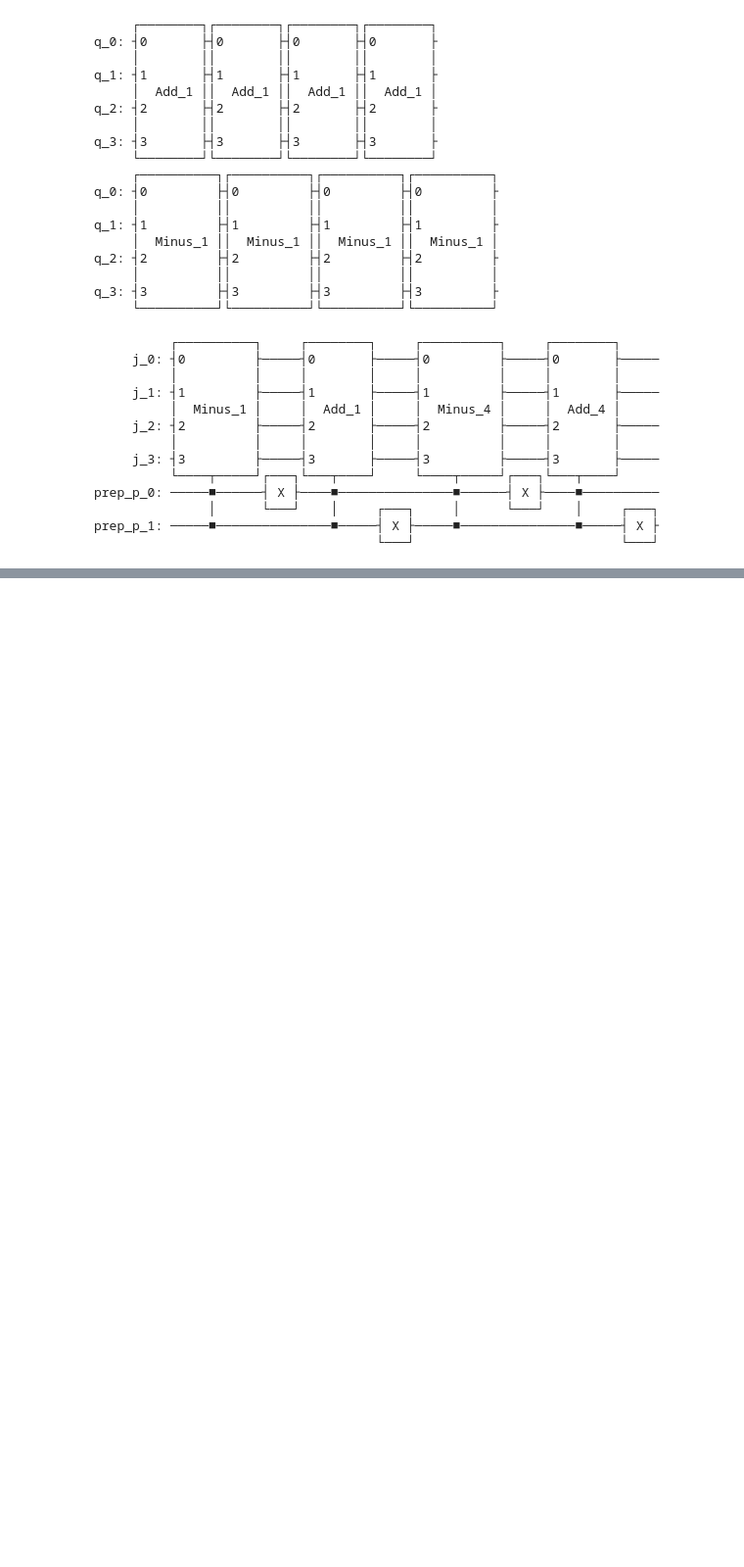
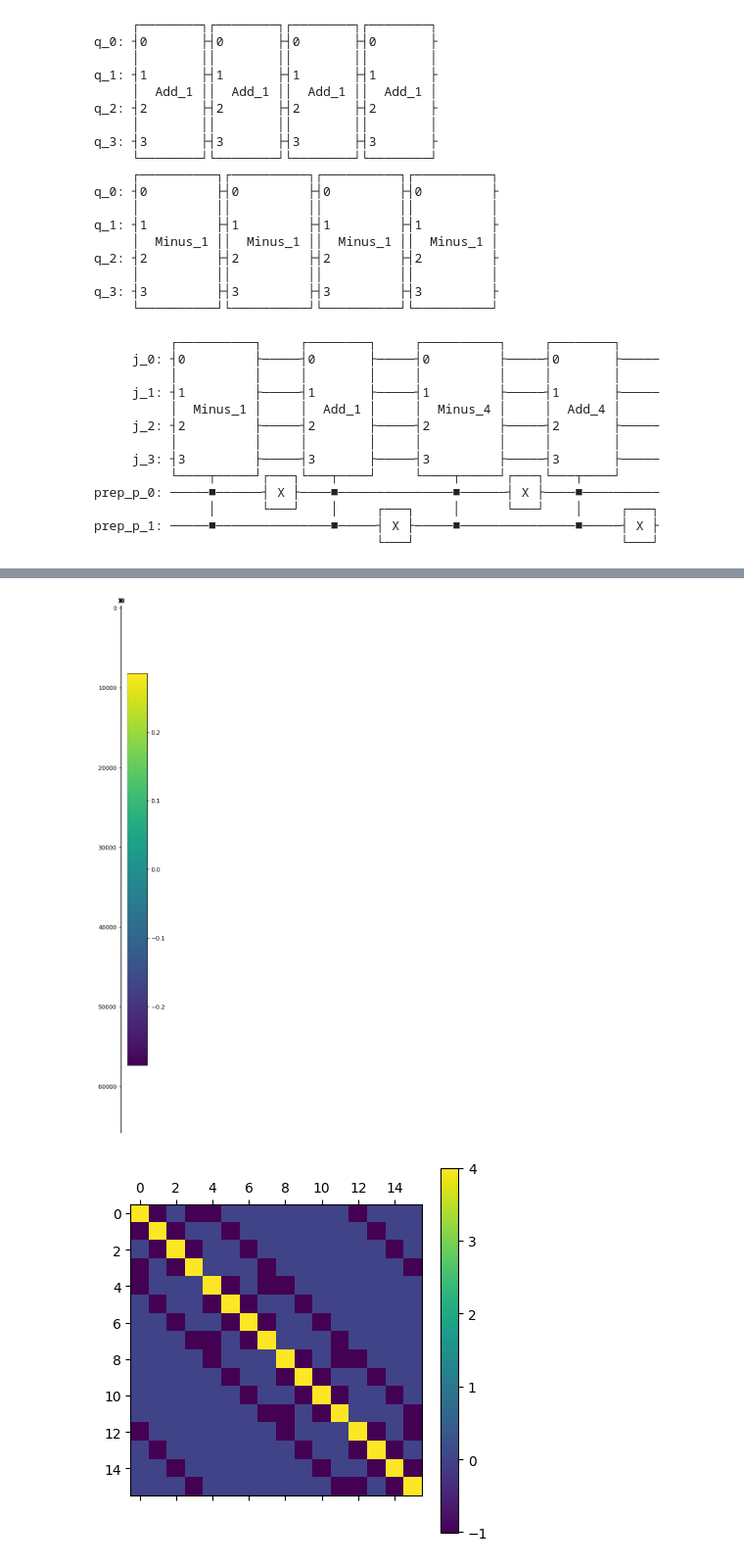
Before and after one commit to ElonZhengUofT/Quantum, a Jupyter notebook: 2D_Laplacian/2_D_Laplacian_by_Tensor_summation.ipynb, the cells around one changed output, grey strips where cells are left out. Shown at 98% size. Cells and saved outputs as stored; diff of their text form; code cells hidden in the pictures; blank space fills up the shorter version.

```diff
--- a/2D_Laplacian/2_D_Laplacian_by_Tensor_summation.ipynb
+++ b/2D_Laplacian/2_D_Laplacian_by_Tensor_summation.ipynb
@@ -1266,0 +1938,63 @@ The quantum circuit is not correct
+# %%
+j_L2 = QuantumRegister(4, 'j_L2')
+ancilla_L2 = QuantumRegister(3, 'ancilla_L2')
+Select_L2_circuit = QuantumCircuit(j_L2, ancilla_L2, prep_L2_)
+
+Select_L2_circuit.x(prep_L2_[0])
+
+Select_L2_circuit.append(FD_controlled, prep_L2_[:] + j_L2[0:3]+ ancilla_L2[0:3])
+Select_L2_circuit.x(prep_L2_[2])
+
+Select_L2_circuit.append(x_controlled, prep_L2_[:] + j_L2[3:4])
+Select_L2_circuit.append(B_controlled, prep_L2_[:] + j_L2[0:3] + ancilla_L2[0:2])
+
+Select_L2_circuit.x(prep_L2_[1])
+
+
+Select_L2_circuit.append(C_controlled, prep_L2_[:] + j_L2[0:2]+ ancilla_L2[0:2])
+
+Select_L2_circuit.x(prep_L2_[0])
+
+Select_L2_circuit.append(P_controlled, prep_L2_[:] + j_L2[:] + ancilla_L2[0:2])
+
+Select_L2_circuit.append(R2pi_controlled, prep_L2_[1:3] + j_L2[3:4])
+
+Select_L2_circuit.x(prep_L2_[1])
+Select_L2_circuit.x(prep_L2_[2])
+
+
+
+
+
+qv.circuit_drawer(Select_L2_circuit)
+print(Select_L2_circuit)
+
+Select_L2 = Select_L2_circuit.to_gate(label='Select_L2')
+Whole_L2_circuit = QuantumCircuit(j_L2, ancilla_L2, prep_L2_)
+Whole_L2_circuit.append(PREP_L2, prep_L2_)
+Whole_L2_circuit.append(Select_L2, j_L2[:] + ancilla_L2[:] + prep_L2_[:])
+Whole_L2_circuit.append(PREP_L2.inverse(), prep_L2_)
+qv.circuit_drawer(Whole_L2_circuit)
+print(Whole_L2_circuit)
+
+Result2 = build_matrix_from_statevectors(10, Whole_L2_circuit, [0, 1, 2, 3])
+plt.matshow(Result.real)
+plt.colorbar()
+plt.matshow(Result.real[0:16, 0:16]*14)
+plt.colorbar()
+plt.matshow(L_2.real)
+plt.colorbar()
+print(np.round(Result.real*14, 3)[0:16, 0:16])
+file = open('matrix_record_L_2.txt', 'a+')
+file.seek(0)
+read = file.read()
+if read != '':
+    result = eval(read)
+    result = np.array(result)
+    file.close()
+else:
+    result = Result
+    file.write(repr(result.tolist()) + '\n')
+    file.close()
+print(L_2.real)
+# %% [output]
@@ -1266,0 +2018,2 @@ The quantum circuit is not correct
+[figure, added]
+[figure, added]
```
Also changed, not shown: parts of 47 cells of this notebook, 4 other files.
